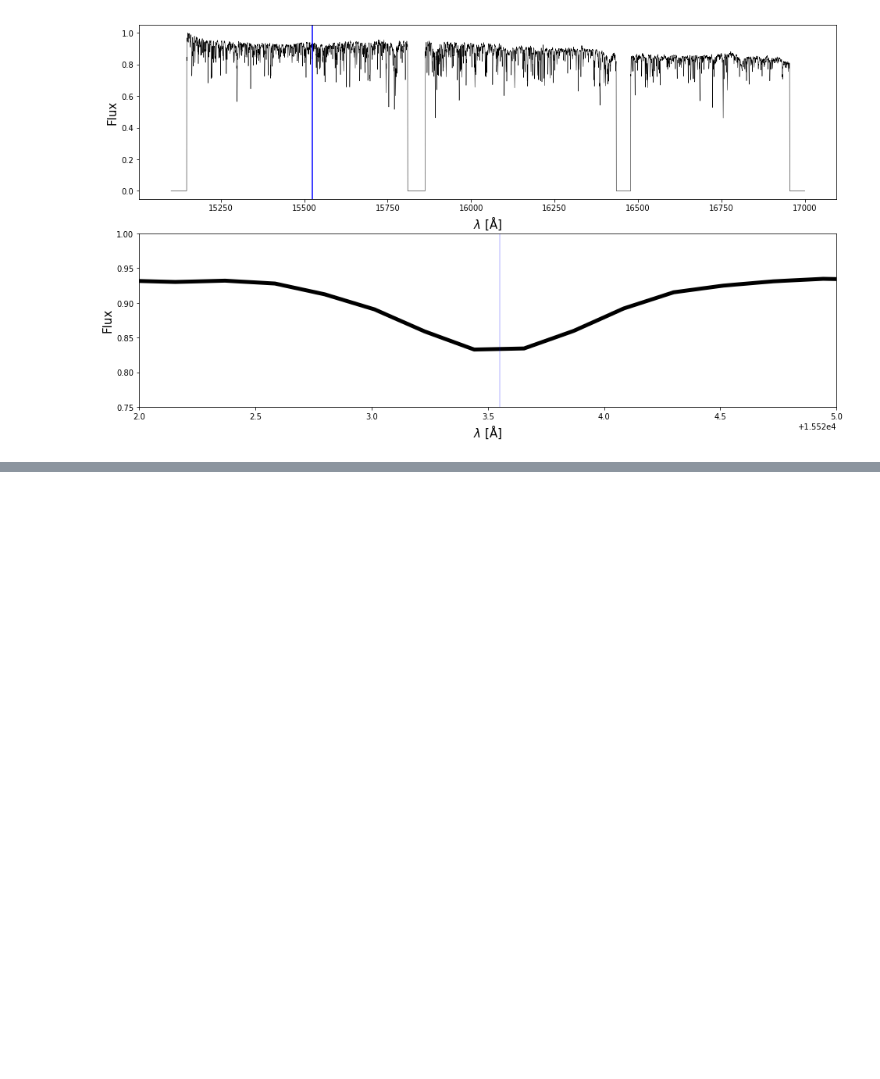
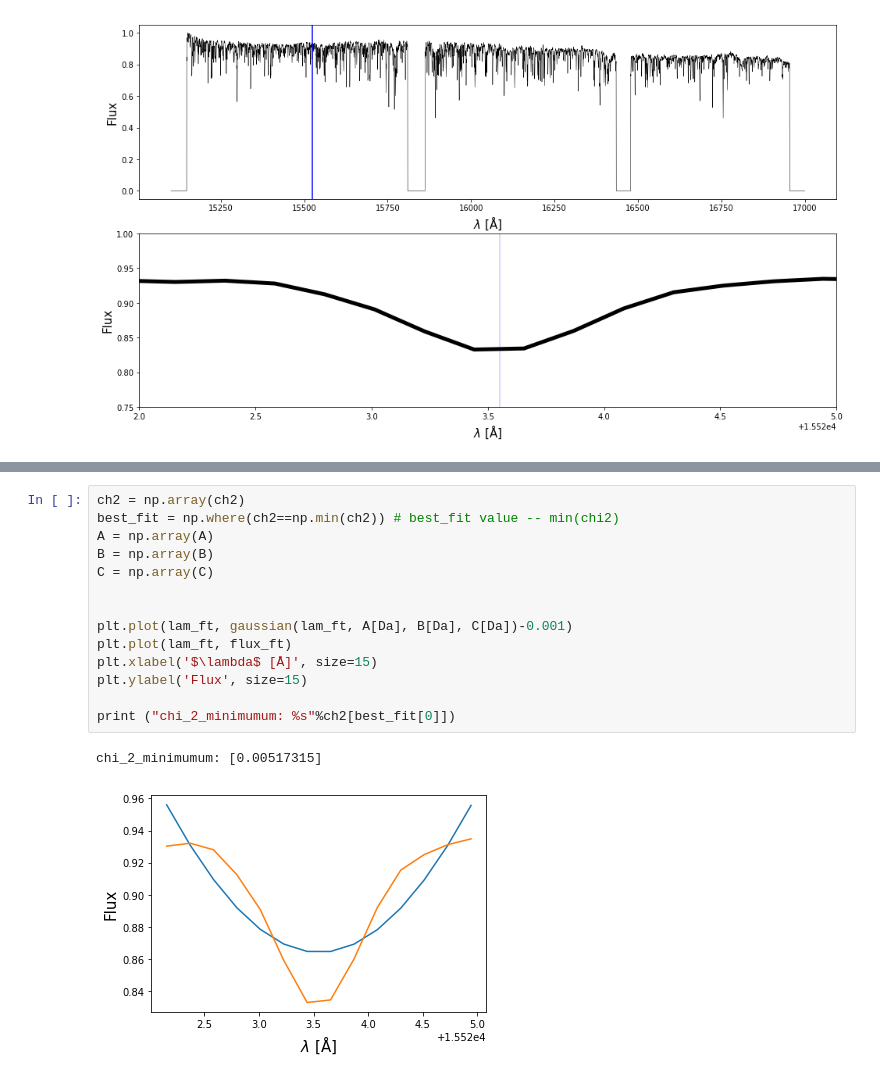
Before and after one commit to AndyTza/modern_astro, a Jupyter notebook: ModernStellarAstrophysicsHomework-3.ipynb, the cells around one changed output, grey strips where cells are left out. Saved outputs shown, nothing was run; the diff lists cells and outputs as text; blank space fills up the shorter version.

```diff
--- a/ModernStellarAstrophysicsHomework-3.ipynb
+++ b/ModernStellarAstrophysicsHomework-3.ipynb
@@ -256,0 +310,17 @@ plt.plot(gaus(lam_ft, 55, np.mean(lam_ft), np.std(lam_ft)))
+# %%
+ch2 = np.array(ch2)
+best_fit = np.where(ch2==np.min(ch2)) # best_fit value -- min(chi2)
+A = np.array(A)
+B = np.array(B)
+C = np.array(C)
+
+
+plt.plot(lam_ft, gaussian(lam_ft, A[Da], B[Da], C[Da])-0.001)
+plt.plot(lam_ft, flux_ft)
+plt.xlabel('$\lambda$ [Å]', size=15)
+plt.ylabel('Flux', size=15)
+
+print ("chi_2_minimumum: %s"%ch2[best_fit[0]])
+# %% [output]
+chi_2_minimumum: [0.00517315]
+[figure, added]
```
Also changed, not shown: parts of 22 cells of this notebook.
